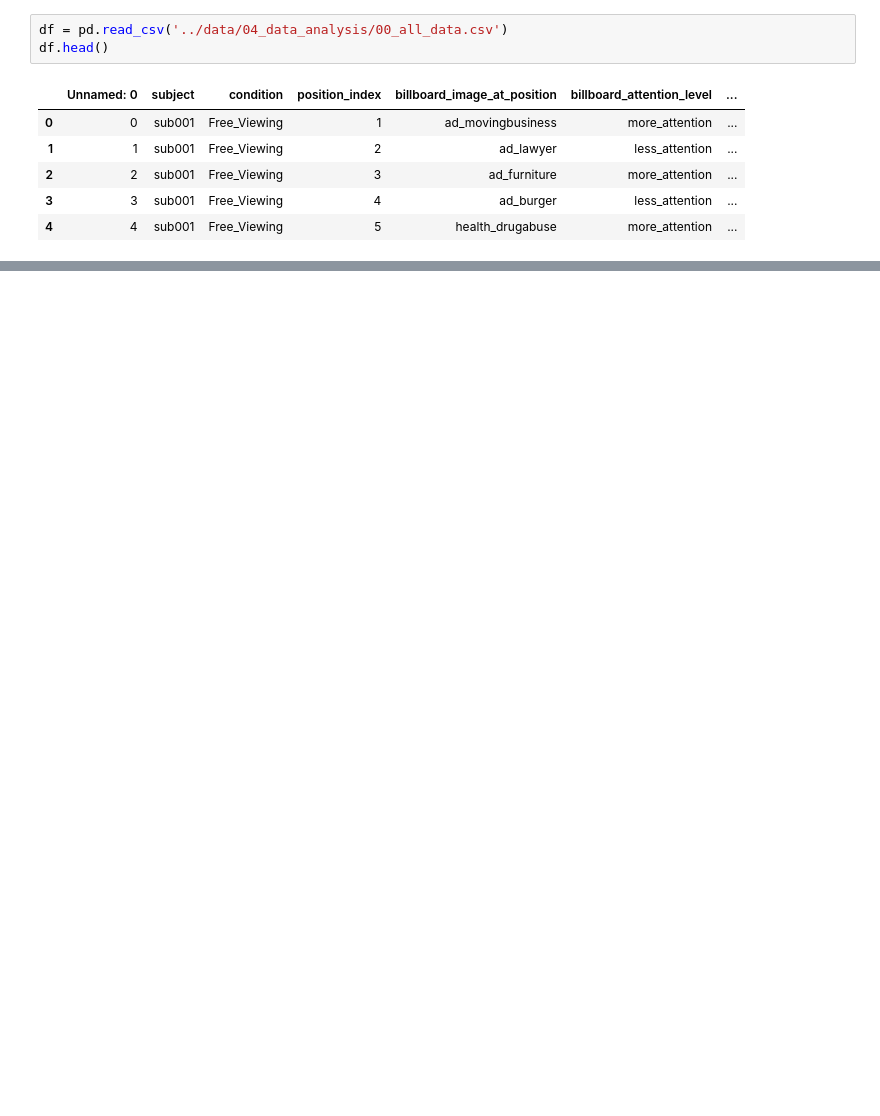
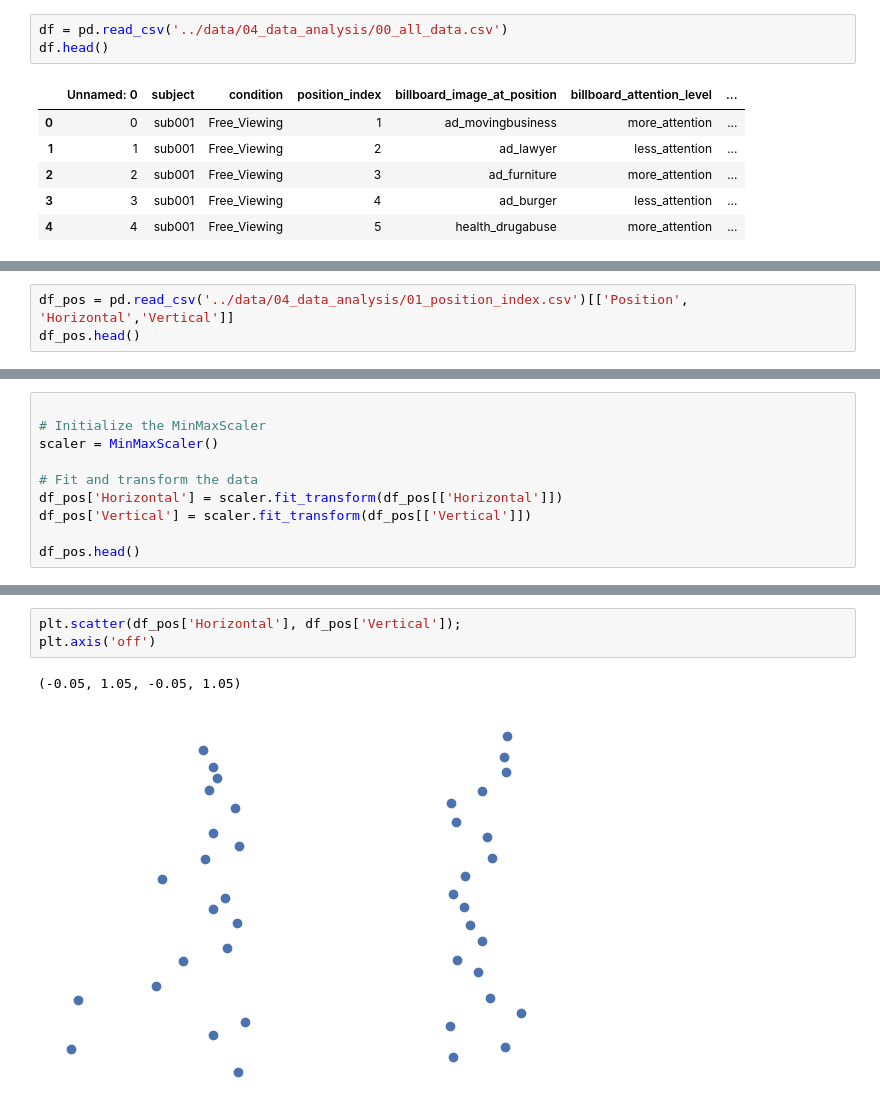
Before and after one commit to nomcomm/vr_city_driving, a Jupyter notebook: scripts/crosstab_analysis.ipynb, the cells around one changed output, grey strips where cells are left out. Drawn from its saved outputs; the diff is of its cells as text; blank space fills up the shorter version.

```diff
--- a/scripts/crosstab_analysis.ipynb
+++ b/scripts/crosstab_analysis.ipynb
@@ -16,0 +33,3 @@ result.to_csv('../data/04_data_analysis/ads_by_position.csv')
+# %%
+df_pos = pd.read_csv('../data/04_data_analysis/01_position_index.csv')[['Position', 'Horizontal','Vertical']]
+df_pos.head()
@@ -16,0 +43,10 @@ result.to_csv('../data/04_data_analysis/ads_by_position.csv')
+# %%
+
+# Initialize the MinMaxScaler
+scaler = MinMaxScaler()
+
+# Fit and transform the data
+df_pos['Horizontal'] = scaler.fit_transform(df_pos[['Horizontal']])
+df_pos['Vertical'] = scaler.fit_transform(df_pos[['Vertical']])
+
+df_pos.head()
@@ -16,0 +60,6 @@ result.to_csv('../data/04_data_analysis/ads_by_position.csv')
+# %%
+plt.scatter(df_pos['Horizontal'], df_pos['Vertical']);
+plt.axis('off')
+# %% [output]
+(-0.05, 1.05, -0.05, 1.05)
+[figure, added]
```
Also changed, not shown: parts of 7 cells of this notebook.
